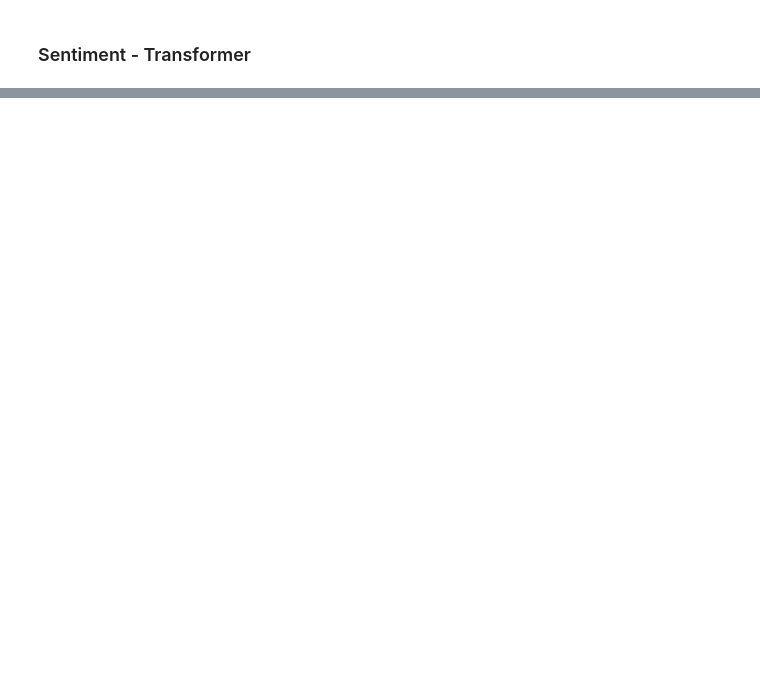
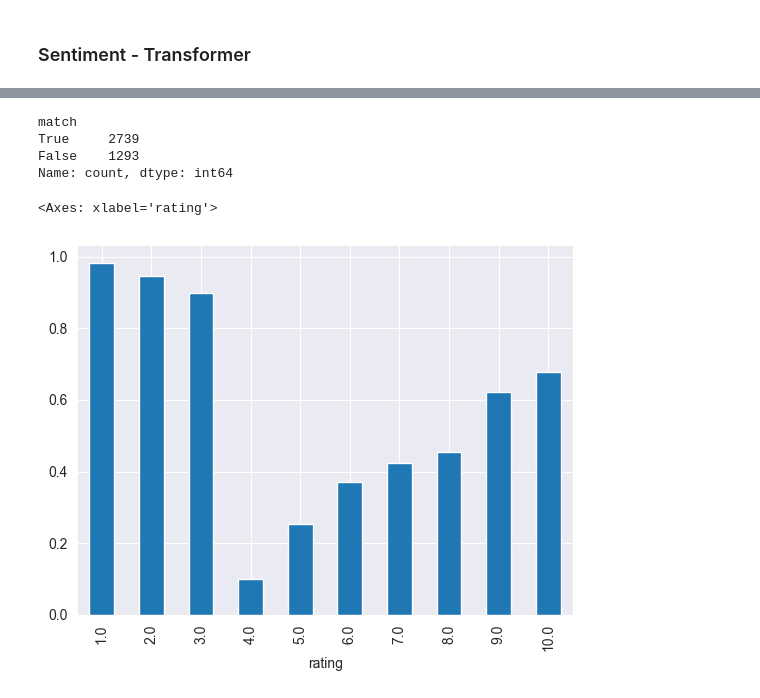
Before and after one commit to Jahdo-Codes/Real-World-Simulation-Projects, a Jupyter notebook: Forage /BA Job Simulation/BA reviews sentiment analysis.ipynb, the cells around one changed output, grey strips where cells are left out. Cells and saved outputs as stored; diff of their text form; code cells hidden in the pictures; blank space fills up the shorter version.

```diff
--- a/Forage /BA Job Simulation/BA reviews sentiment analysis.ipynb
+++ b/Forage /BA Job Simulation/BA reviews sentiment analysis.ipynb
@@ -327,0 +260,8 @@ agreement_by_rating.plot(kind='bar')
+# %%
+model_name = 'nlptown/bert-base-multilingual-uncased-sentiment'
+tokenizer = AutoTokenizer.from_pretrained(model_name)
+model = AutoModelForSequenceClassification.from_pretrained(model_name)
+sentiment_pipeline = pipeline('sentiment-analysis', framework='pt',tokenizer=tokenizer,model=model)
+
+df['sentiment'] = df['cleaned_content'].apply(lambda x: int(sentiment_pipeline(x[:512])[0]['label'].split()[0]))
+df.head()
@@ -327,0 +276,4 @@ agreement_by_rating.plot(kind='bar')
+# %%
+sentiment_df = df.copy()
+sentiment_df = sentiment_df[['title', 'cleaned_content', 'rating', 'sentiment']]
+sentiment_df.head()
@@ -327,0 +287,19 @@ agreement_by_rating.plot(kind='bar')
+# %%
+def label_rating_sentiment(rating):
+    if rating >= 8:
+        return 'Positive'
+    elif rating <= 3:
+        return 'Negative'
+    else:
+        return 'Neutral'
+
+def label_score_sentiment(score):
+    if score >= 4:
+        return 'Positive'
+    elif score == 3:
+        return 'Neutral'
+    else:
+        return 'Negative'
+
+sentiment_df.loc[:,'rating_sentiment'] = sentiment_df['rating'].apply(lambda x: label_rating_sentiment(x))
+sentiment_df.loc[:,'score_sentiment'] = sentiment_df['sentiment'].apply(lambda x: label_score_sentiment(x))
@@ -327,0 +322,14 @@ agreement_by_rating.plot(kind='bar')
+# %%
+sentiment_df['match'] = sentiment_df['score_sentiment'] == sentiment_df['rating_sentiment']
+sentiment_df['match'].value_counts()
+# %% [output]
+match
+True     2739
+False    1293
+Name: count, dtype: int64
+# %%
+agreement_by_rating = sentiment_df.groupby('rating')['match'].mean()
+agreement_by_rating.plot(kind='bar')
+# %% [output]
+<Axes: xlabel='rating'>
+[figure, added]
```
Also changed, not shown: parts of 27 cells of this notebook, 1 other file.
